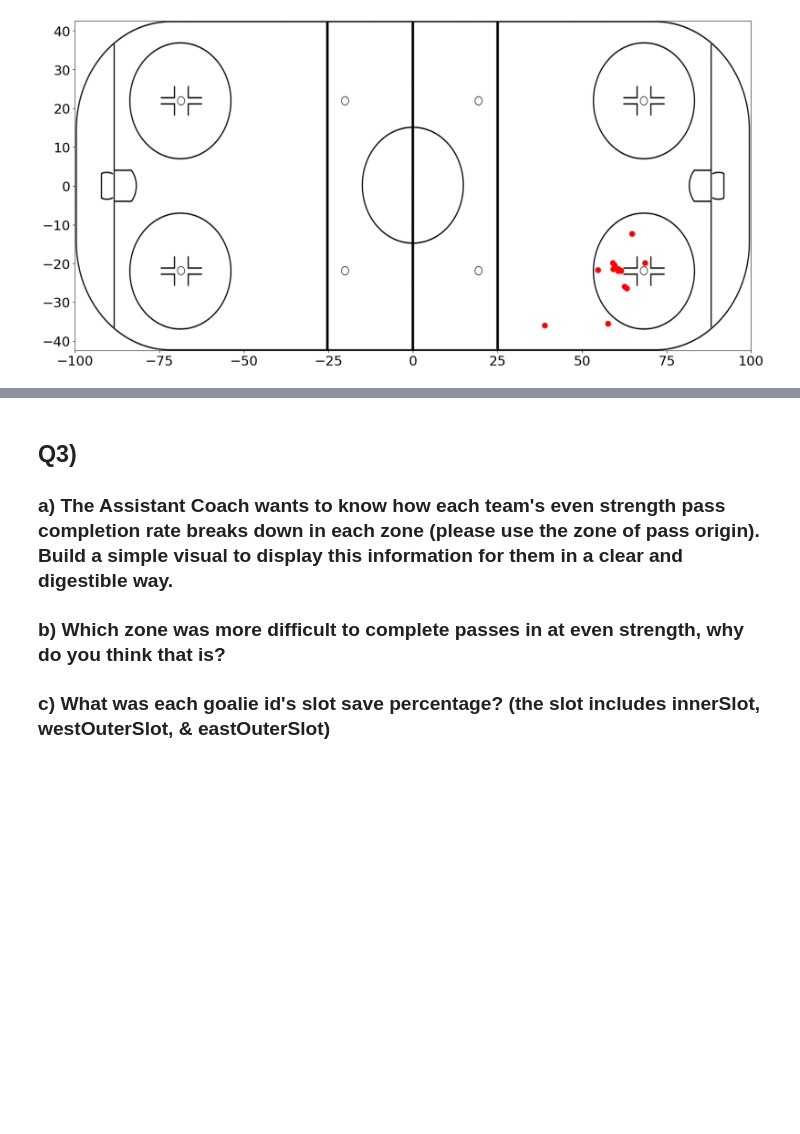
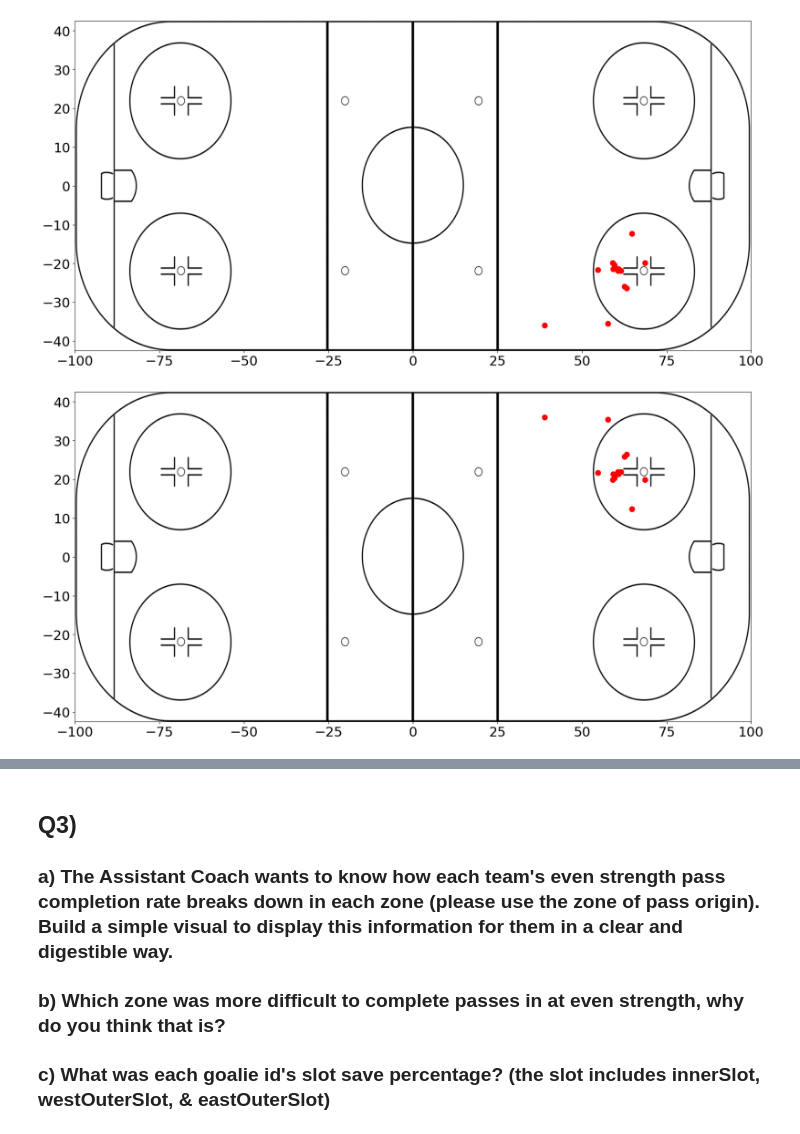
Before and after one commit to klee04/personal, a Jupyter notebook: SportsLogiq Coding Assessment/DA_Tutorial_24/Tutorial24_Questionnaire_Test.ipynb, the cells around one changed output, grey strips where cells are left out. Drawn from its saved outputs; the diff is of its cells as text; code cells hidden in the pictures; blank space fills up the shorter version.

```diff
--- a/SportsLogiq Coding Assessment/DA_Tutorial_24/Tutorial24_Questionnaire_Test.ipynb
+++ b/SportsLogiq Coding Assessment/DA_Tutorial_24/Tutorial24_Questionnaire_Test.ipynb
@@ -169,5 +173,22 @@ Player with ID 81408 had 15 power play shot attempts.
 [figure]
 # %%
 # Q2 part c)
+'''
+Using this rink layout, Ovi's office should be around ~ y = 25 since Ovi
+is right-handed and should be shooting from the left side of the rink
+during a power play. Therefore, the y-coordinates would have to be reflected
+to the other side of the ice (so multiply by -1) to make it look like these
+were Ovi's shots. Shown below is the updated plot for Ovi.
+'''
+
+plt.figure(figsize=(20, 10))
+
+rinkPlot = plt.imshow(rink, aspect='auto', extent=[-100, 100, -42.5, 42.5])
+
+plt.scatter(player_shots_x_coords, -player_shots_y_coords, c='r', s=75)
+
+plt.show()
+# %% [output]
+[figure, added]
 # %% [markdown]
 ## A2)
```
Also changed, not shown: parts of 4 cells of this notebook, 2 other files.
